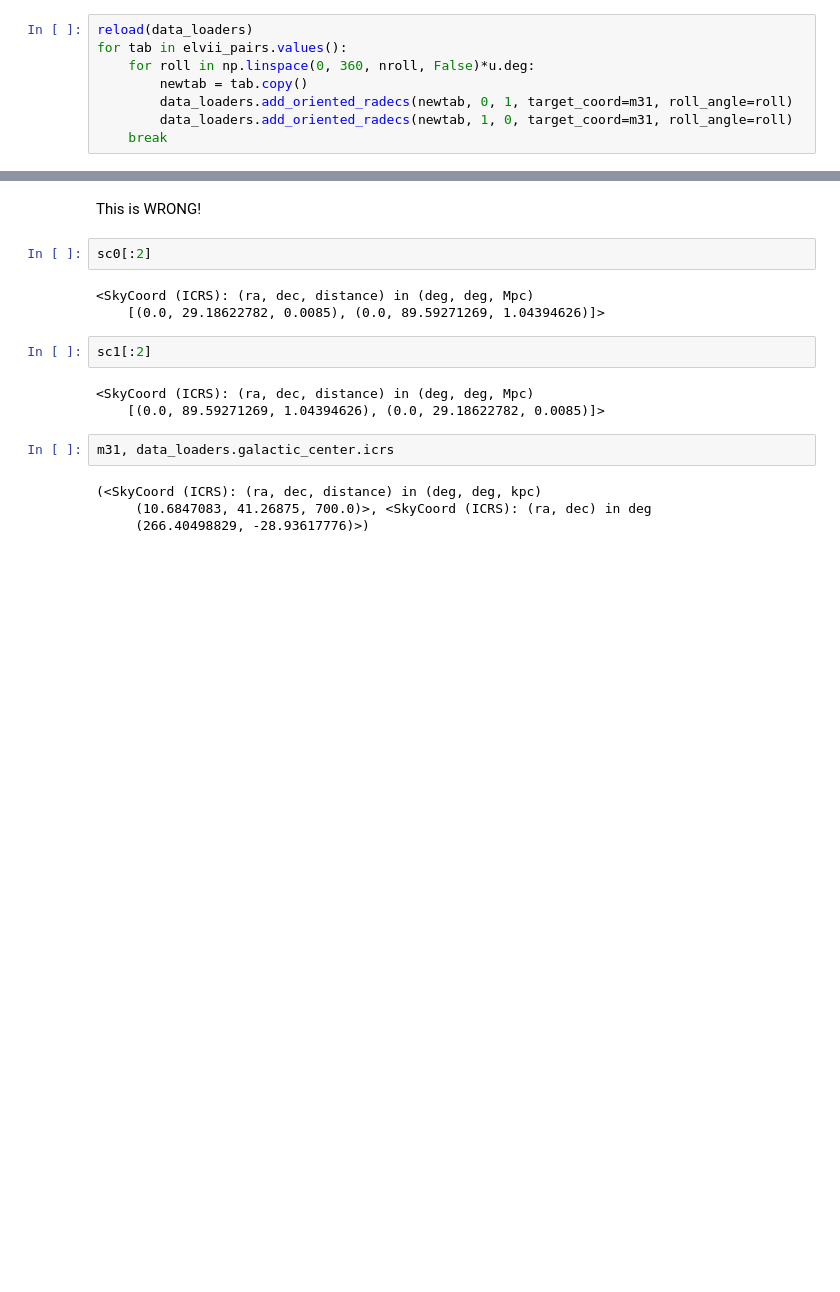
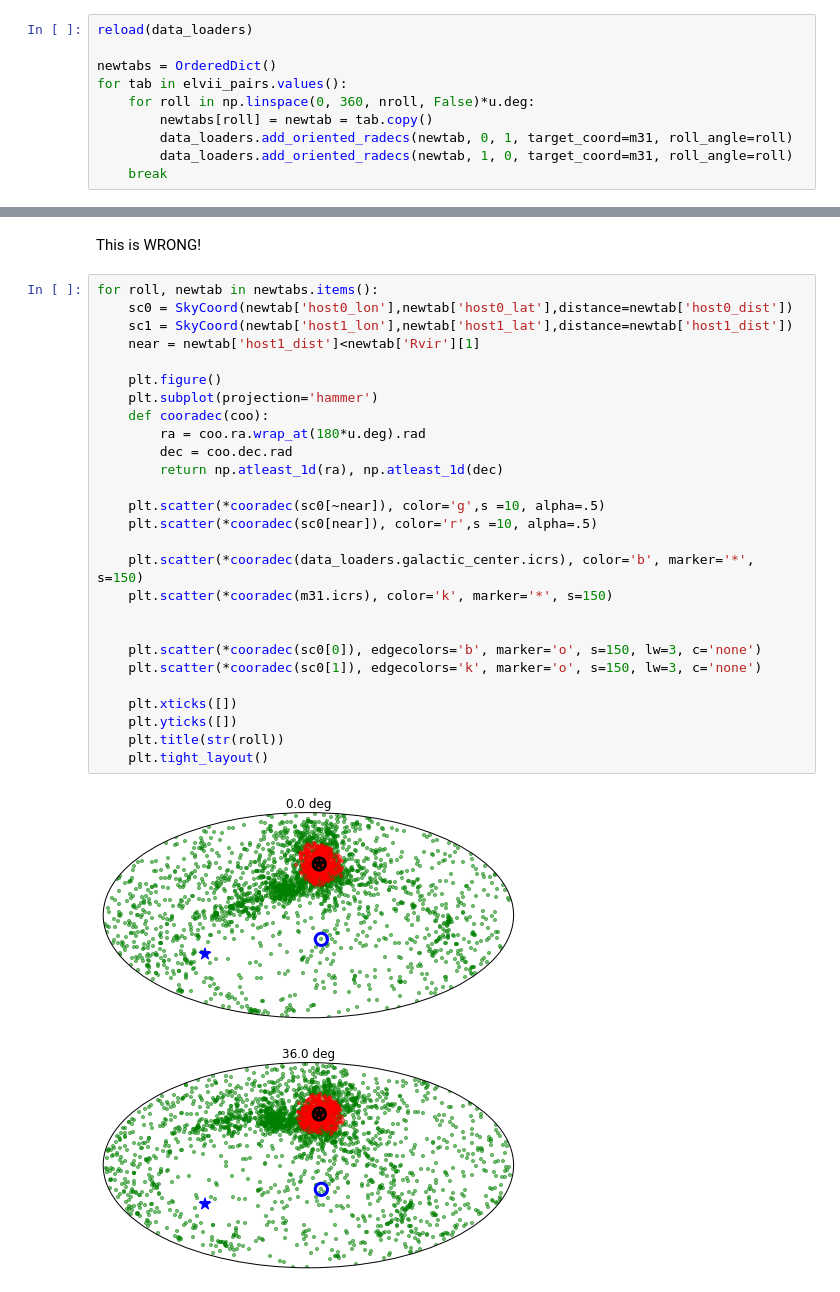
Before and after one commit to eteq/galvis, a Jupyter notebook: ELVIS-GALFA-M31.ipynb, the cells around one changed output, grey strips where cells are left out. Drawn from its saved outputs; the diff is of its cells as text; blank space fills up the shorter version.

```diff
--- a/ELVIS-GALFA-M31.ipynb
+++ b/ELVIS-GALFA-M31.ipynb
@@ -265,9 +238,11 @@ host1_galvrs = u.Quantity(host1_galvrs)
 # In-progress test of rotation
 # %%
 reload(data_loaders)
+
+newtabs = OrderedDict()
 for tab in elvii_pairs.values():
     for roll in np.linspace(0, 360, nroll, False)*u.deg:
-        newtab = tab.copy()
+        newtabs[roll] = newtab = tab.copy()
         data_loaders.add_oriented_radecs(newtab, 0, 1, target_coord=m31, roll_angle=roll)
         data_loaders.add_oriented_radecs(newtab, 1, 0, target_coord=m31, roll_angle=roll)
     break
@@ -283,18 +258,32 @@ data_loaders.galactic_center.separation(m31), sc0[0].separation(sc0[1]), sc1[0].
 # %% [markdown]
 This is WRONG!
-# %%
-sc0[:2]
-# %% [output]
-<SkyCoord (ICRS): (ra, dec, distance) in (deg, deg, Mpc)
-    [(0.0, 29.18622782, 0.0085), (0.0, 89.59271269, 1.04394626)]>
-# %%
-sc1[:2]
-# %% [output]
-<SkyCoord (ICRS): (ra, dec, distance) in (deg, deg, Mpc)
-    [(0.0, 89.59271269, 1.04394626), (0.0, 29.18622782, 0.0085)]>
-# %%
-m31, data_loaders.galactic_center.icrs
-# %% [output]
-(<SkyCoord (ICRS): (ra, dec, distance) in (deg, deg, kpc)
-     (10.6847083, 41.26875, 700.0)>, <SkyCoord (ICRS): (ra, dec) in deg
-     (266.40498829, -28.93617776)>)
+# %%
+for roll, newtab in newtabs.items():
+    sc0 = SkyCoord(newtab['host0_lon'],newtab['host0_lat'],distance=newtab['host0_dist'])
+    sc1 = SkyCoord(newtab['host1_lon'],newtab['host1_lat'],distance=newtab['host1_dist'])
+    near = newtab['host1_dist']<newtab['Rvir'][1]
+
+    plt.figure()
+    plt.subplot(projection='hammer')
+    def cooradec(coo):
+        ra = coo.ra.wrap_at(180*u.deg).rad
+        dec = coo.dec.rad
+        return np.atleast_1d(ra), np.atleast_1d(dec)
+
+    plt.scatter(*cooradec(sc0[~near]), color='g',s =10, alpha=.5)
+    plt.scatter(*cooradec(sc0[near]), color='r',s =10, alpha=.5)
+
+    plt.scatter(*cooradec(data_loaders.galactic_center.icrs), color='b', marker='*', s=150)
+    plt.scatter(*cooradec(m31.icrs), color='k', marker='*', s=150)
+
+
+    plt.scatter(*cooradec(sc0[0]), edgecolors='b', marker='o', s=150, lw=3, c='none')
+    plt.scatter(*cooradec(sc0[1]), edgecolors='k', marker='o', s=150, lw=3, c='none')
+
+    plt.xticks([])
+    plt.yticks([])
+    plt.title(str(roll))
+    plt.tight_layout()
+# %% [output]
+[figure, added]
+[figure, added]
```
Also changed, not shown: parts of 7 cells of this notebook, 1 other file.
